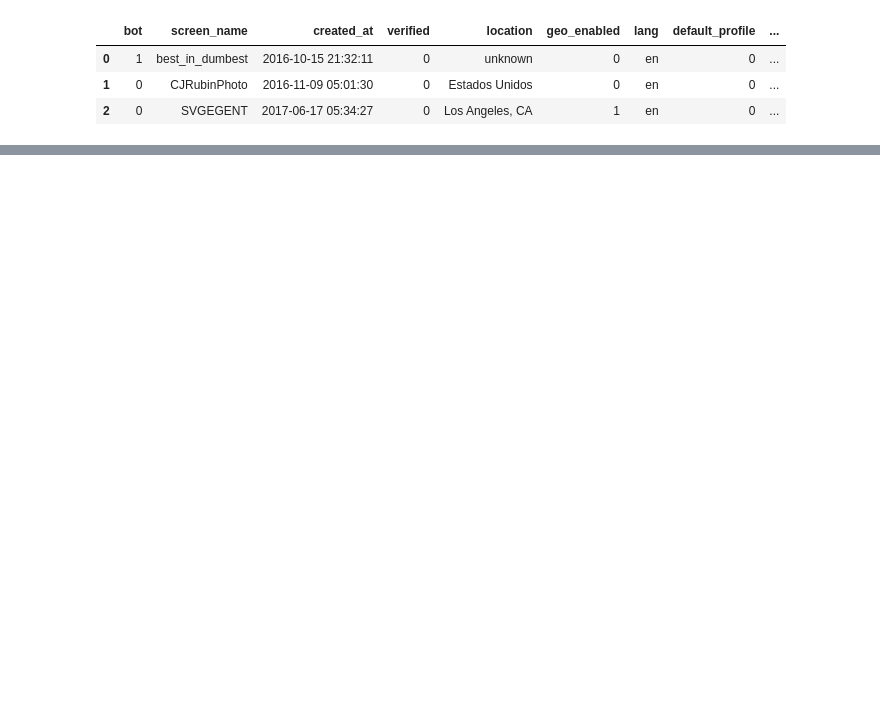
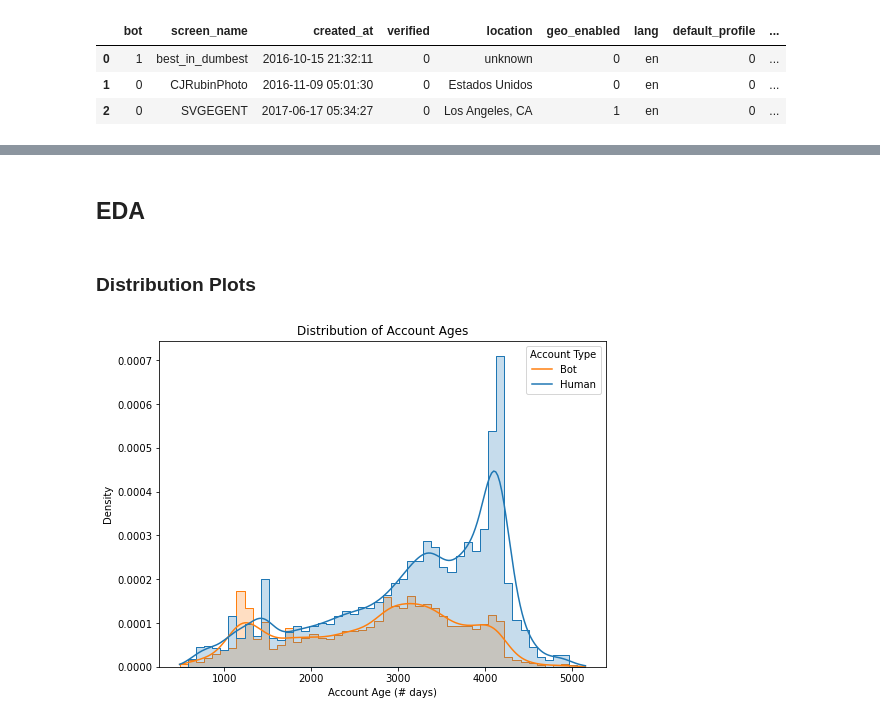
Before and after one commit to scrapfishies/twitter-bot-detection, a Jupyter notebook: intro_eda.ipynb, the cells around one changed output, grey strips where cells are left out. Saved outputs shown, nothing was run; the diff lists cells and outputs as text; code cells hidden in the pictures; blank space fills up the shorter version.

```diff
--- a/intro_eda.ipynb
+++ b/intro_eda.ipynb
@@ -42,9 +60,8 @@ df['created_at'] = pd.to_datetime(df['created_at'])
 # %%
-df['friends_log'] = np.round(np.log(1+ df['friends_count']), 3)
-df['followers_log'] = np.round(np.log(1+ df['followers_count']), 3)
+df['friends_log'] = np.round(np.log(1 + df['friends_count']), 3)
+df['followers_log'] = np.round(np.log(1 + df['followers_count']), 3)
+df['favs_log'] = np.round(np.log(1 + df['favourites_count']), 3)
 df['avg_daily_tweets_log'] = np.round(np.log(1+ df['average_tweets_per_day']), 3)
-
-df['popularity'] = np.round(np.log(1 + df['friends_count']) * np.log(1 + df['followers_count']), 3)
 # %%
 df.head(3)
 # %% [output]
@@ -68,0 +77,5 @@ plt.hist(df.account_age_days);
+# %%
+df['popularity'] = np.round(df['friends_log'] * df['followers_log'], 3)
+df['follower_acq_rate'] = np.round(np.log(1 + (df['followers_count'] / df['account_age_days'])), 3)
+df['friends_acq_rate'] = np.round(np.log(1 + (df['friends_count'] / df['account_age_days'])), 3)
+df['favs_rate'] = np.round(np.log(1 + (df['friends_count'] / df['account_age_days'])), 3)
@@ -68,0 +90,13 @@ plt.hist(df.account_age_days);
+# %% [markdown]
+## EDA
+# %% [markdown]
+### Distribution Plots
+# %%
+plt.figure(figsize=(8,6))
+sns.histplot(x='account_age_days', data=df, hue='bot', alpha=.25,
+             kde=True, stat='density', common_bins=True, element='step', legend=True)
+plt.xlabel('Account Age (# days)')
+plt.legend(title='Account Type', loc='upper right', labels=['Bot', 'Human'])
+plt.title('Distribution of Account Ages');
+# %% [output]
+[figure, added]
```
Also changed, not shown: parts of 44 cells of this notebook.
